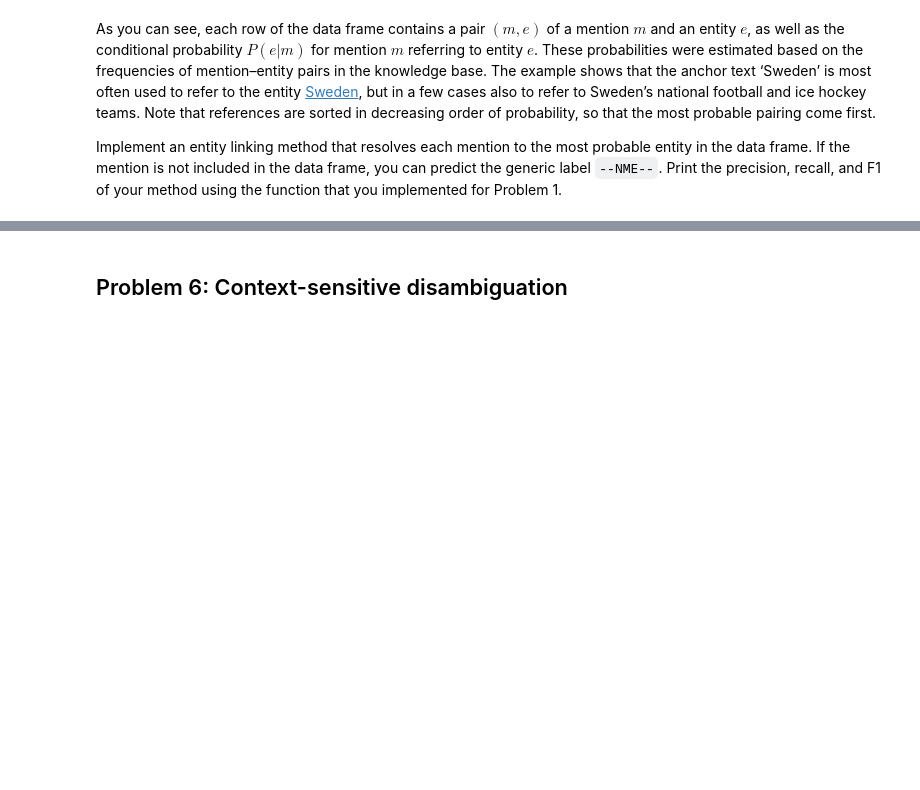
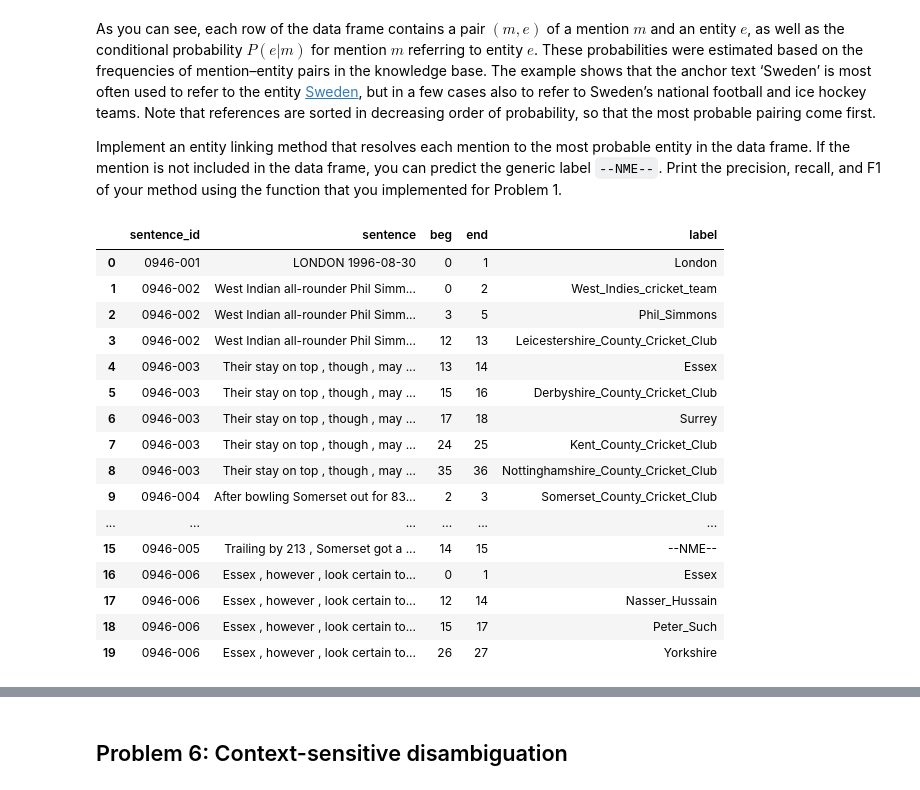
Before and after one commit to mudithsilva/text-mining, a Jupyter notebook: l5/TM-L5.ipynb, the cells around one changed output, grey strips where cells are left out. Drawn from its saved outputs; the diff is of its cells as text; code cells hidden in the pictures; blank space fills up the shorter version.

```diff
--- a/l5/TM-L5.ipynb
+++ b/l5/TM-L5.ipynb
@@ -485,0 +518,57 @@ Implement an entity linking method that resolves each mention to the most probab
+# %%
+# TODO: Write code here to implement the "most probable entity" method.
+def mark_labels(df):
+    """Yield the gold-standard mentions in a data frame.
+
+    Args:
+        df: A data frame.
+
+    return:
+        Return DF with label - Most Probable Entity Link
+    """
+    id_list = []
+    sentence_list = []
+    start_list = []
+    end_list = []
+    label_list = []
+
+    for row in df.itertuples():
+        sent_text = row[2]
+        sent_text = sent_text.split(' ')
+
+        id_list.append(row[1])
+        sentence_list.append(row[2])
+        start_list.append(row[3])
+        end_list.append(row[4])
+        if len(df_kb.loc[df_kb.mention == " ".join(sent_text[row[3]:row[4]])]) != 0:
+            entity_data = df_kb.loc[df_kb.mention == " ".join(sent_text[row[3]:row[4]])]
+            label_list.append(entity_data['entity'].tolist()[0])
+        else:
+            label_list.append('--NME--')
+    return pd.DataFrame(data={'sentence_id': id_list,
+                              'sentence': sentence_list,
+                              'beg': start_list,
+                              'end': end_list,
+                              'label': label_list})
+# %%
+new_labeled_df_dev = mark_labels(new_df_dev)
+# %%
+new_labeled_df_dev.head(20)
+# %% [output]
+|  | sentence_id | sentence | beg | end | label |
+| 0 | 0946-001 | LONDON 1996-08-30 | 0 | 1 | London |
+| 1 | 0946-002 | West Indian all-rounder Phil Simm... | 0 | 2 | West_Indies_cricket_team |
+| 2 | 0946-002 | West Indian all-rounder Phil Simm... | 3 | 5 | Phil_Simmons |
+| 3 | 0946-002 | West Indian all-rounder Phil Simm... | 12 | 13 | Leicestershire_County_Cricket_Club |
+| 4 | 0946-003 | Their stay on top , though , may ... | 13 | 14 | Essex |
+| 5 | 0946-003 | Their stay on top , though , may ... | 15 | 16 | Derbyshire_County_Cricket_Club |
+| 6 | 0946-003 | Their stay on top , though , may ... | 17 | 18 | Surrey |
+| 7 | 0946-003 | Their stay on top , though , may ... | 24 | 25 | Kent_County_Cricket_Club |
+| 8 | 0946-003 | Their stay on top , though , may ... | 35 | 36 | Nottinghamshire_County_Cricket_Club |
+| 9 | 0946-004 | After bowling Somerset out for 83... | 2 | 3 | Somerset_County_Cricket_Club |
+| ... | ... | ... | ... | ... | ... |
+| 15 | 0946-005 | Trailing by 213 , Somerset got a ... | 14 | 15 | --NME-- |
+| 16 | 0946-006 | Essex , however , look certain to... | 0 | 1 | Essex |
+| 17 | 0946-006 | Essex , however , look certain to... | 12 | 14 | Nasser_Hussain |
+| 18 | 0946-006 | Essex , however , look certain to... | 15 | 17 | Peter_Such |
+| 19 | 0946-006 | Essex , however , look certain to... | 26 | 27 | Yorkshire |
```
Also changed, not shown: parts of 20 cells of this notebook.
